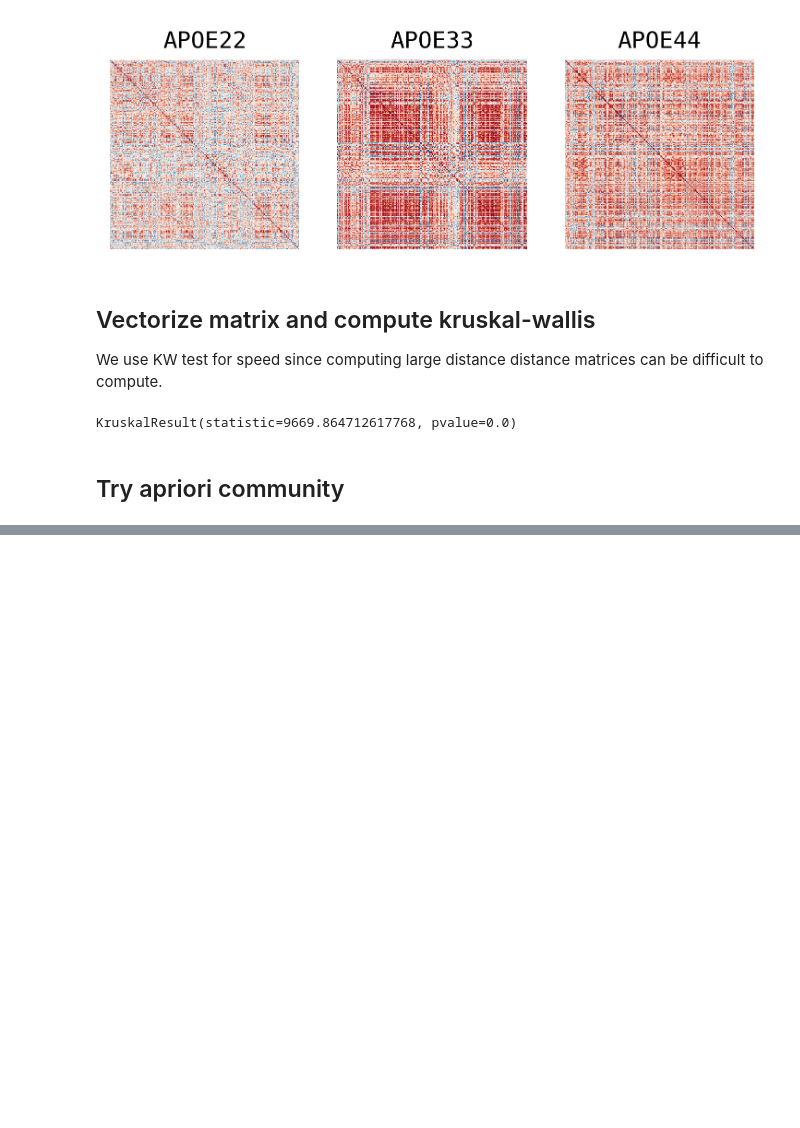
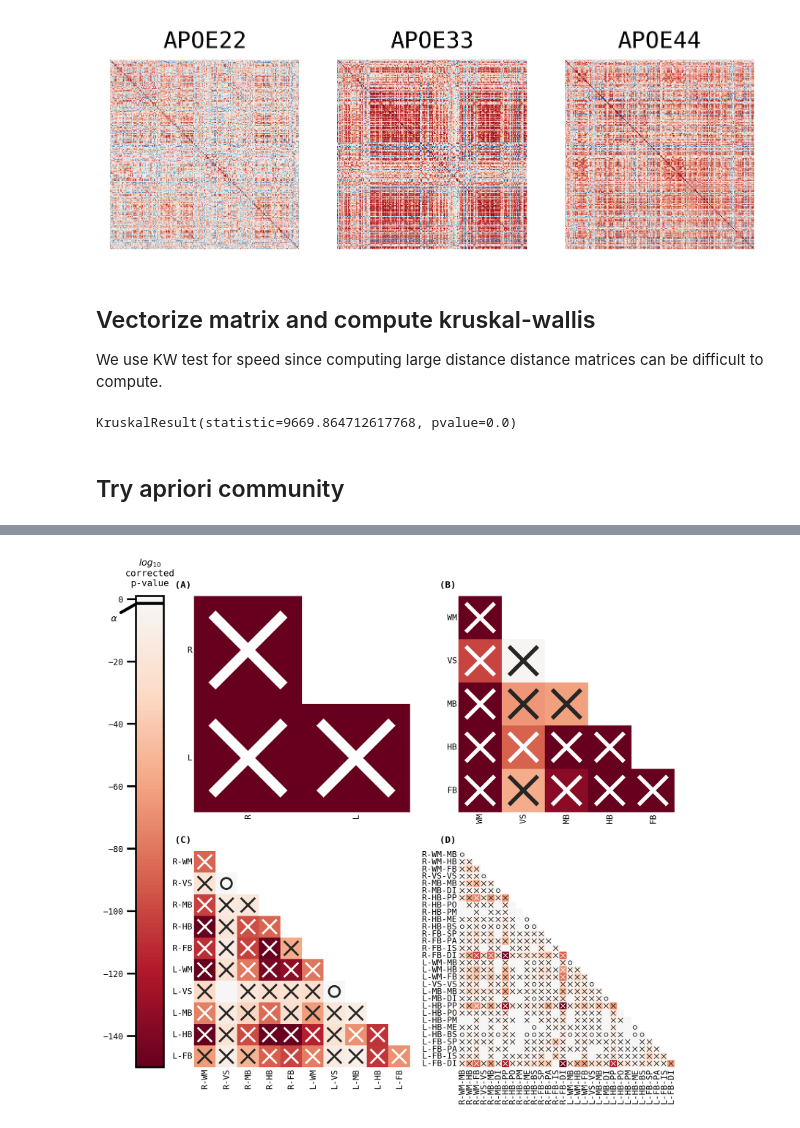
Before and after one commit to neurodata/badea-mouse, a Jupyter notebook: docs/2022-09-09-volume-correlation-analysis.ipynb, the cells around one changed output, grey strips where cells are left out. Cells and saved outputs as stored; diff of their text form; code cells hidden in the pictures; blank space fills up the shorter version.

```diff
--- a/docs/2022-09-09-volume-correlation-analysis.ipynb
+++ b/docs/2022-09-09-volume-correlation-analysis.ipynb
@@ -372,0 +176,18 @@ fig.savefig("./figures/apriori_ksample.pdf")
+# %%
+dfs2 = [
+    run_test(correlations, labels, idx, test="manova", absolute=True)
+    for idx, labels in enumerate(
+        [
+            vertex_hemispheres,
+            vertex_structures,
+            vertex_hemisphere_structures,
+            vertex_hemisphere_substructures,
+        ]
+    )
+]
+
+dfs2 = pd.concat(dfs2, ignore_index=True)
+# %%
+fig, _ = plot_heatmaps(dfs2, True)
+# %% [output]
+[figure, added]
```
Also changed, not shown: parts of 10 cells of this notebook, 2 other files.
